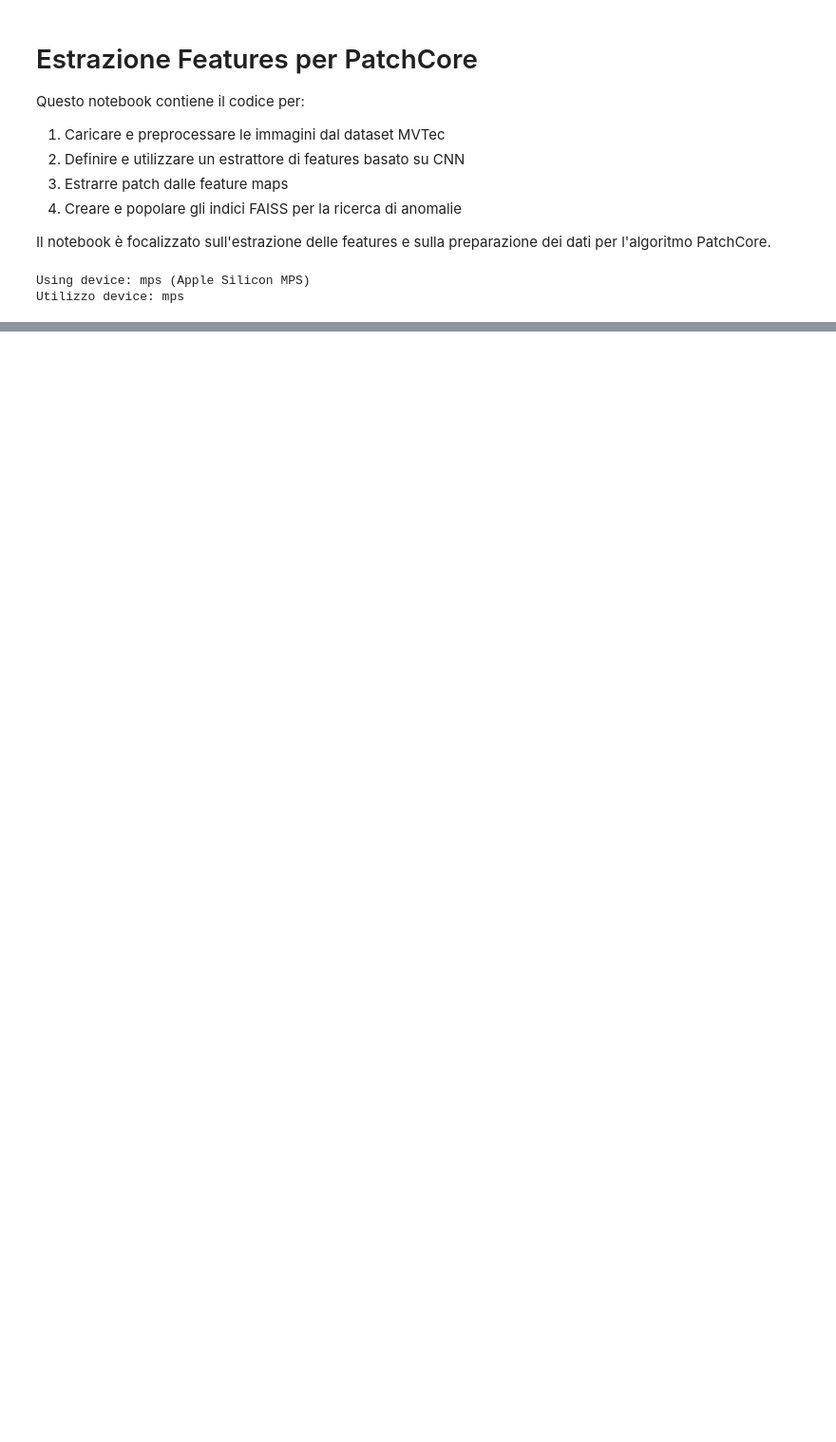
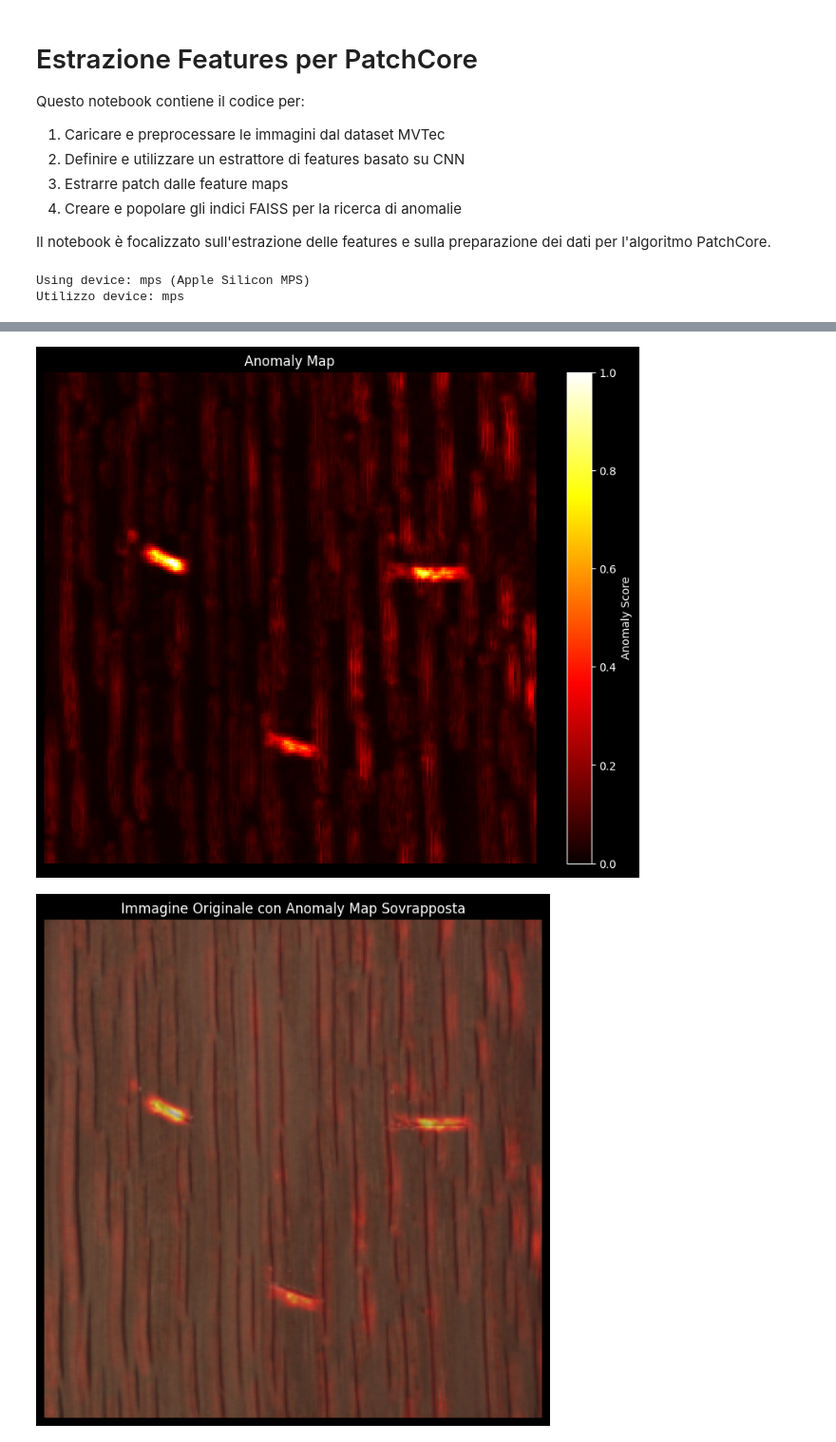
Before and after one commit to seb0t/-CV---anomalib-tutorial-with-visualization, a Jupyter notebook: notebooks/maybe.ipynb, the cells around one changed output, grey strips where cells are left out. Shown at 95% size. Cells and saved outputs as stored; diff of their text form; code cells hidden in the pictures; blank space fills up the shorter version.

```diff
--- a/notebooks/maybe.ipynb
+++ b/notebooks/maybe.ipynb
@@ -952,0 +968,19 @@ Indici: [[29819 29818 20904]]
+# %%
+# Ora, per creare l'anomaly map, dobbiamo calcolare la distanza per ogni patch estratta dall'immagine di test
+# Prima, assicuriamoci che le patches siano estratte con reduction='mean' per avere 128 dimensioni
+
+# Prendiamo un'immagine di test
+test_image = df_test[index][0]  # Tensor (3, 256, 256)
+
+# Estraiamo le patches con reduction='mean' per avere vettori di 128 dim
+patches, feature_maps, img_tensor = process_single_image_with_features(
+    test_image,
+    model,
+    device,
+    patch_size=3,
+    stride=1,
+    padding=0,
+    reduction=reduction  # Questo dà vettori di 128 dimensioni
+)
+
+print(f"Shape delle patches estratte: {patches.shape}")  # Dovrebbe essere (60516, 128)
@@ -952,0 +1034,33 @@ Indici: [[29819 29818 20904]]
+# %%
+# Ora, reshape i punteggi di anomalia in una griglia 246x246
+anomaly_map = anomaly_scores.reshape(246, 246)
+
+# Normalizziamo la anomaly map per la visualizzazione
+anomaly_map_norm = (anomaly_map - anomaly_map.min()) / (anomaly_map.max() - anomaly_map.min())
+
+# Visualizziamo l'anomaly map
+plt.figure(figsize=(10, 8))
+plt.imshow(anomaly_map_norm, cmap='hot', interpolation='nearest')
+plt.colorbar(label='Anomaly Score')
+plt.title('Anomaly Map')
+plt.axis('off')
+plt.show()
+
+# Inoltre, possiamo sovrapporre l'anomaly map sull'immagine originale
+img_np = test_image.permute(1, 2, 0).cpu().numpy()
+img_np = img_np * np.array([0.229, 0.224, 0.225]) + np.array([0.485, 0.456, 0.406])
+img_np = np.clip(img_np, 0, 1)
+
+# Resize anomaly_map a 256x256 per sovrapporla (usando interpolazione)
+from scipy.ndimage import zoom
+anomaly_map_resized = zoom(anomaly_map_norm, 256/246, order=1)
+
+plt.figure(figsize=(10, 8))
+plt.imshow(img_np)
+plt.imshow(anomaly_map_resized, cmap='hot', alpha=0.5)
+plt.title('Immagine Originale con Anomaly Map Sovrapposta')
+plt.axis('off')
+plt.show()
+# %% [output]
+[figure, added]
+[figure, added]
```
Also changed, not shown: parts of 15 cells of this notebook, 1 other file.
